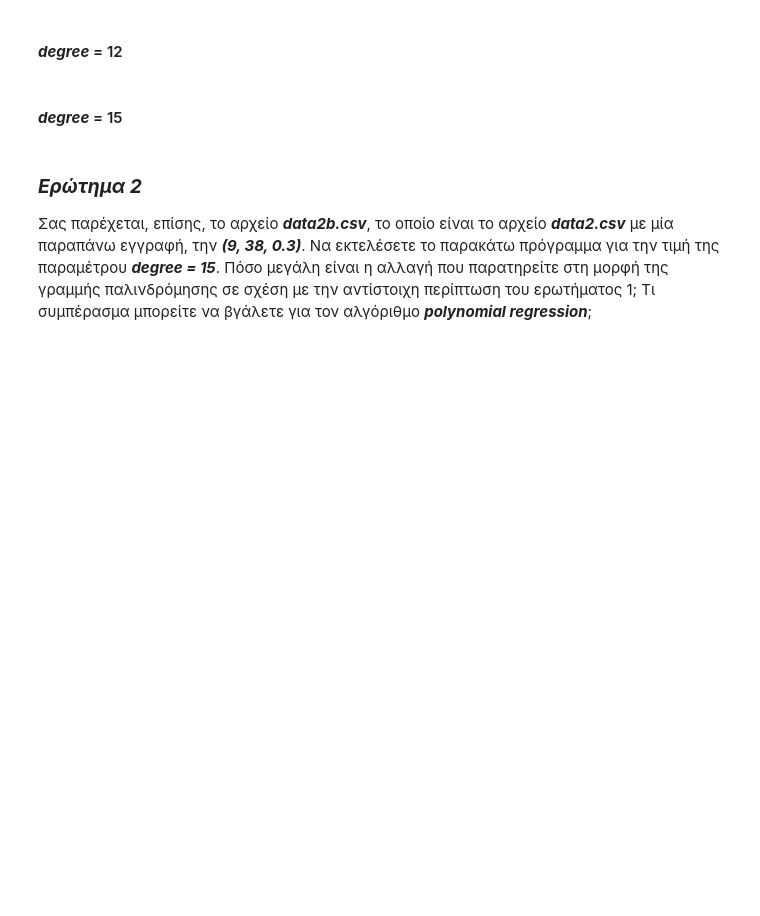
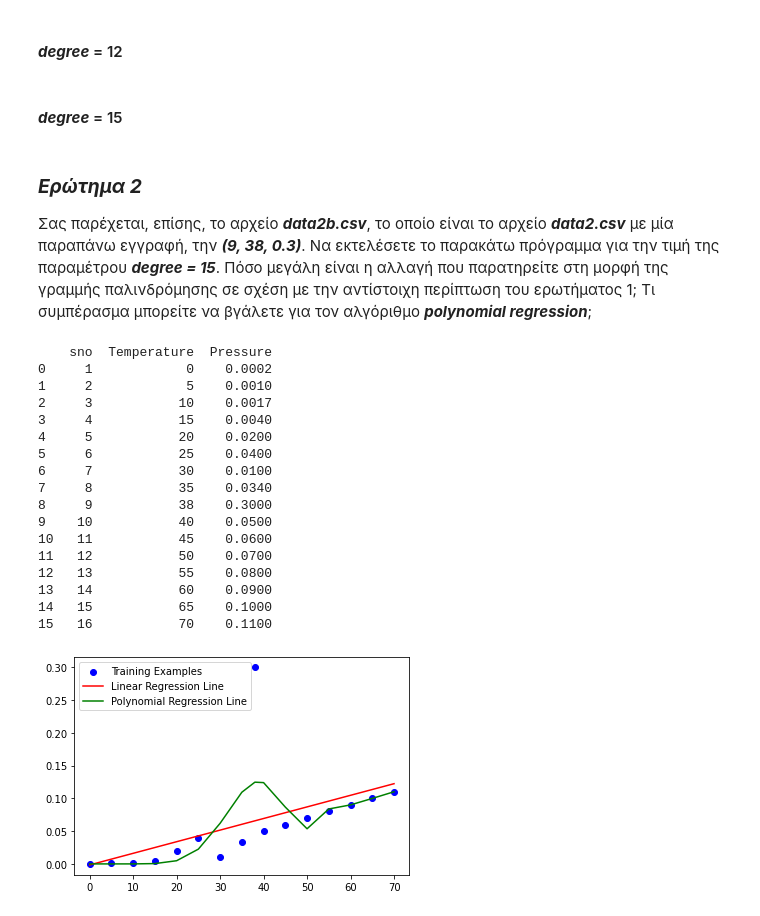
Before and after one commit to nkostopoulos/StochasticsLabPublic, a Jupyter notebook: lab1/Stochastic_Processes_&_Optimization_in_Machine_Learning_(Lab_1_Polynomial_Regression).ipynb, the cells around one changed output. Cells and saved outputs as stored; diff of their text form; code cells hidden in the pictures; blank space fills up the shorter version.

```diff
--- a/lab1/Stochastic_Processes_&_Optimization_in_Machine_Learning_(Lab_1_Polynomial_Regression).ipynb
+++ b/lab1/Stochastic_Processes_&_Optimization_in_Machine_Learning_(Lab_1_Polynomial_Regression).ipynb
@@ -174,24 +239,43 @@ plt.show()
 
 Σας παρέχεται, επίσης, το αρχείο <b><i>data2b.csv</i></b>, το οποίο είναι το αρχείο <b><i>data2.csv</i></b> με μία παραπάνω εγγραφή, την <b><i>(9, 38, 0.3)</i></b>. Να εκτελέσετε το παρακάτω πρόγραμμα για την τιμή της παραμέτρου <b><i>degree = 15</i></b>. Πόσο μεγάλη είναι η αλλαγή που παρατηρείτε στη μορφή της γραμμής παλινδρόμησης σε σχέση με την αντίστοιχη περίπτωση του ερωτήματος 1; Τι συμπέρασμα μπορείτε να βγάλετε για τον αλγόριθμο <b><i>polynomial regression</i></b>;
 # %%
-datas = pd.read_csv('data2b.csv')
-print(datas)
+data = pd.read_csv('data2b.csv')
+print(data)
 
-X = datas.iloc[:, 1:2].values
-y = datas.iloc[:, 2].values
+X = data.iloc[:, 1:2].values
+y = data.iloc[:, 2].values
 
 lin = LinearRegression()
 lin.fit(X, y)
 
 poly = PolynomialFeatures(degree=15)
 X_poly = poly.fit_transform(X)
 poly.fit(X_poly, y)
 lin2 = LinearRegression()
 lin2.fit(X_poly, y)
 
 plt.scatter(X, y, color = 'blue', label = 'Training Examples')
 
 plt.plot(X, lin.predict(X), color = 'red', label = 'Linear Regression Line')
 plt.plot(X, lin2.predict(poly.fit_transform(X)), color = 'green', label = 'Polynomial Regression Line')
 plt.legend()
 plt.show()
+# %% [output]
+    sno  Temperature  Pressure
+0     1            0    0.0002
+1     2            5    0.0010
+2     3           10    0.0017
+3     4           15    0.0040
+4     5           20    0.0200
+5     6           25    0.0400
+6     7           30    0.0100
+7     8           35    0.0340
+8     9           38    0.3000
+9    10           40    0.0500
+10   11           45    0.0600
+11   12           50    0.0700
+12   13           55    0.0800
+13   14           60    0.0900
+14   15           65    0.1000
+15   16           70    0.1100
+[figure, added]
```
Also changed, not shown: parts of 8 cells of this notebook.
